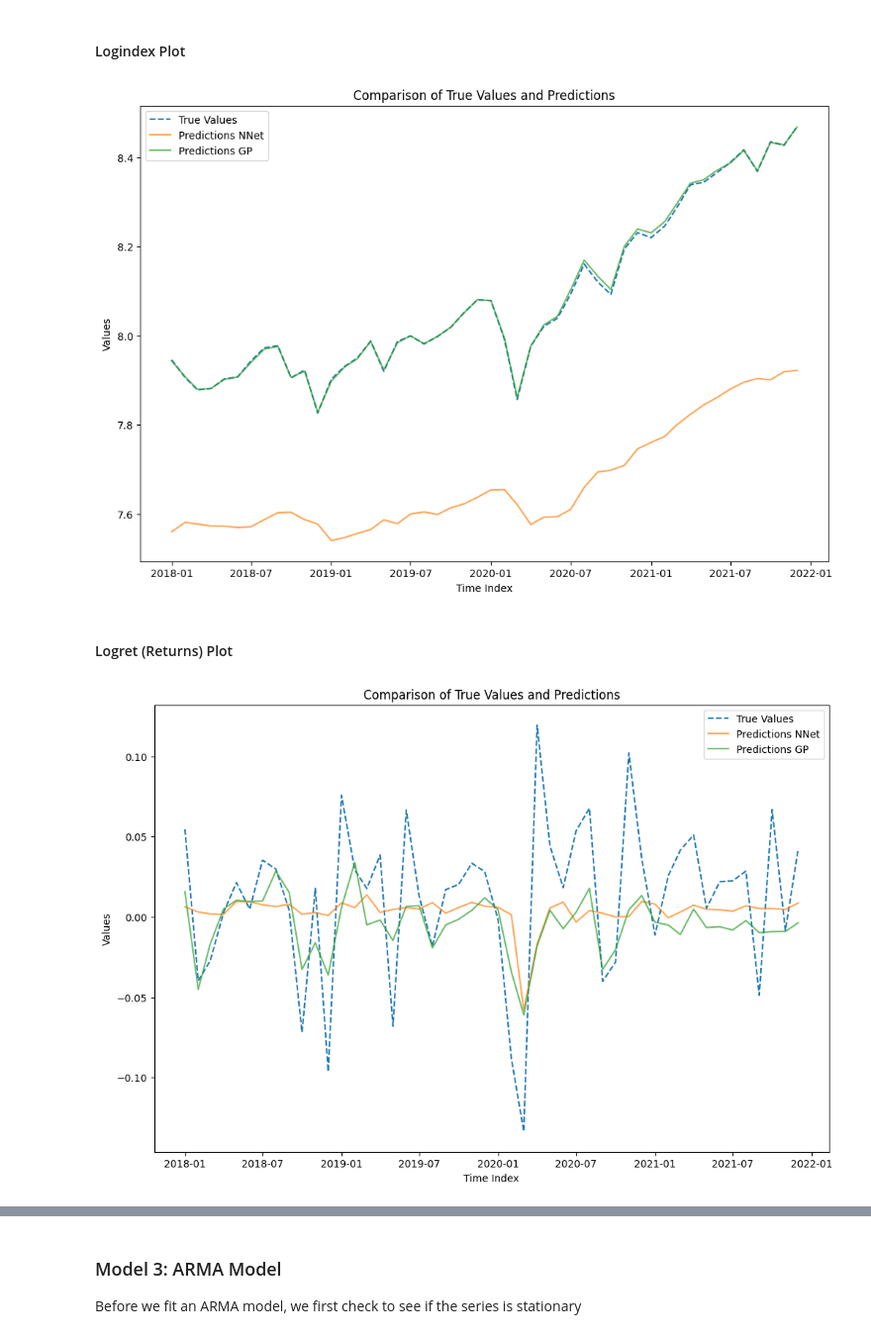
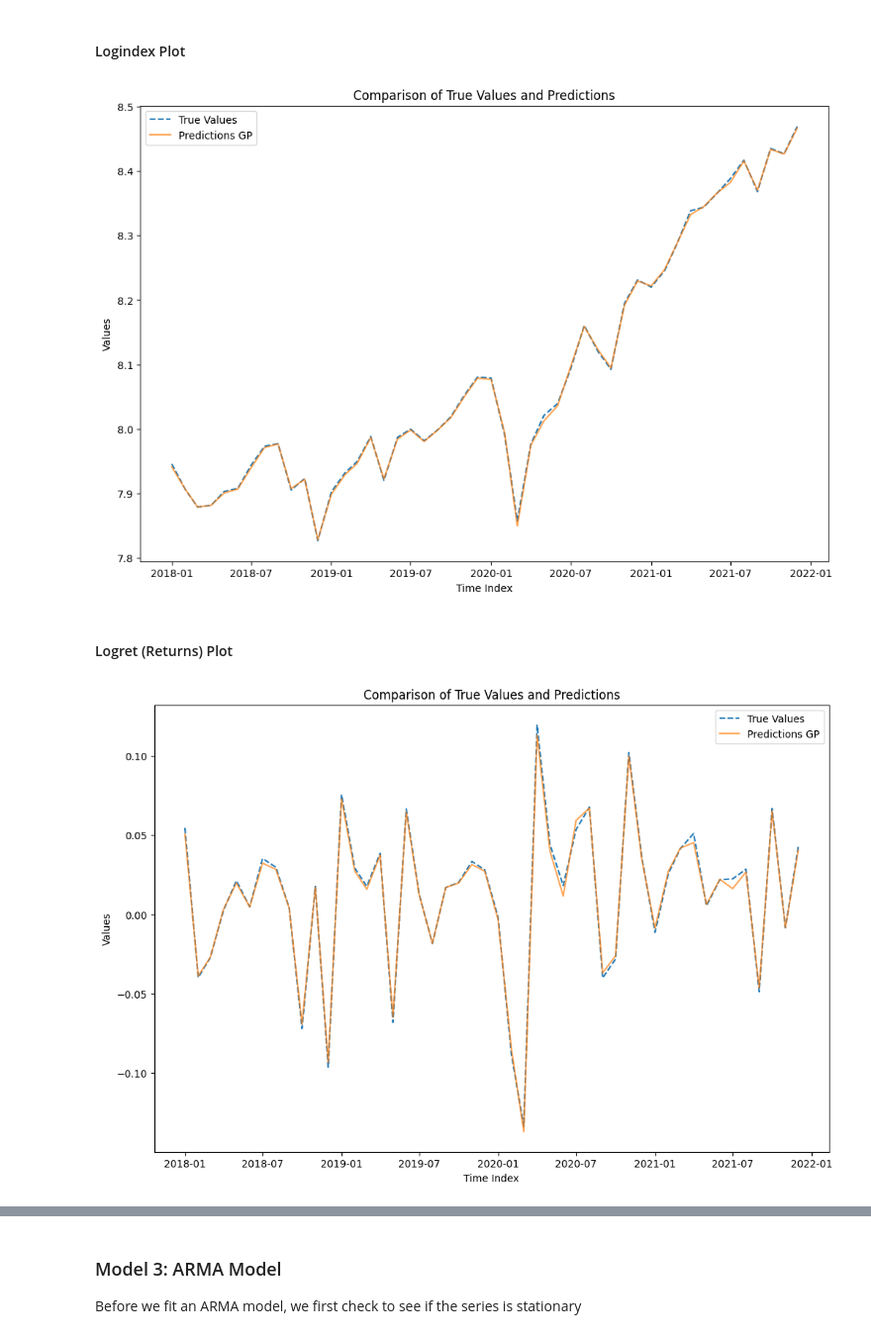
Before and after one commit to amberwalker-ds/SP500-Prediction-NN-GP, a Jupyter notebook: NN_GP_SP500.ipynb, the cells around one changed output, grey strips where cells are left out. Shown: that part at 99% size. Saved outputs shown, nothing was run; the diff lists cells and outputs as text; code cells hidden in the pictures.

```diff
--- a/NN_GP_SP500.ipynb
+++ b/NN_GP_SP500.ipynb
@@ -747,7 +358,7 @@ plt.show()
 ### Feature selection: Random Forest
 # %%
 #load the clean data
-sp500_df_filtered = pd.read_csv(path_out_ + 'sp500_clean.csv')
+sp500_df_filtered = pd.read_csv(path_in_ + 'sp500_clean.csv')
 # %%
 features = ['dp', 'svar', 'bm','dp_lag1', 'dp_lag2',
        'dp_lag3', 'dp_lag4', 'svar_lag1', 'svar_lag2', 'svar_lag3',
@@ -1183,26 +569,0 @@ Best cross-validation score for direction: 0.7306138670959291
-# %%
-#logret preds with NN
-X_test = test_data[list(features)]
-x_test_scaled = scaler.transform(X_test)
-
-pred_nn[target] = models_nn[target].predict(X_test_scaled)
-test_data[f'{target}_nn_pred'] = pred_nn[target]
-
-pred_nn_dir_prob = models_nn[target].predict_proba(x_test_scaled)
-test_data[f'{target}_nn_prob'] = pred_nn_dir_prob[:, 1]
-
-# Calculate performance metrics
-roc_auc = roc_auc_score(test_data[target].dropna(), test_data[f'{target}_nn_prob'])
-accuracy = accuracy_score(test_data[target], test_data[f'{target}_nn_pred'])
-logloss = log_loss(test_data[target], test_data[f'{target}_nn_prob'])
-
-performance_metricsnn[f'{target}_nn'] = {
-    'ROC_AUC': roc_auc,
-    'Accuracy': accuracy,
-    'Log Loss': logloss
-}
-
-print(f"Performance for {target}:")
-print(f"  ROC AUC: {roc_auc}")
-print(f"  Accuracy: {accuracy}")
-print(f"  Log Loss: {logloss}")
@@ -1227,9 +570,7 @@ test_data.to_csv(path_out_ + 'pred_og.csv', index=False)
 # %% [markdown]
 ### Plotting Results
-# %%
-test_data = pd.read_csv(path_out_ + 'pred.csv')
 # %% [markdown]
 Before plotting, we convert the log of index back to index, so we can better visualize the predictions and metrics
 # %%
 test_data['index_gp_pred'] = np.exp(test_data['logindex_gp_pred'])
-test_data['index_nn_pred'] = np.exp(test_data['logindex_nn_pred'])
+# test_data['index_nn_pred'] = np.exp(test_data['logindex_nn_pred'])
@@ -1273,41 +587,40 @@ metrics_dir_val.plot()
 # %%
 # Evaluation of Results
 df_logindex_res = pd.DataFrame(
-    {'true': test_data['logindex'], 'pred_nn': pred_nn['logindex'], 'pred_gp': pred_gp['logindex']}
+    {'true': test_data['logindex'], 'pred_gp': pred_gp['logindex']}
 )
 
 # Assuming 'date' is the name of the column in test_data that contains the date information
 df_logindex_res['date'] = test_data.date
 
 # Convert the 'date' column to datetime format
 df_logindex_res['date'] = pd.to_datetime(df_logindex_res['date'])
 
 # Set the 'date' column as the index of df_index_res DataFrame
 df_logindex_res.set_index('date', inplace=True)
 
 plt.figure(figsize=(12, 8))
 plt.plot(df_logindex_res['true'], label='True Values', linestyle='--')
-plt.plot(df_logindex_res['pred_nn'], label='Predictions NNet', alpha=0.7)
 plt.plot(df_logindex_res['pred_gp'], label='Predictions GP', alpha=0.7)
 
 # Adding labels and title
 plt.xlabel('Time Index')
 plt.ylabel('Values')
 plt.title('Comparison of True Values and Predictions')
 
 # Display legend
 plt.legend()
 
 # Show the plot
 plt.show()
 # %% [output]
-[figure, old version]
+[figure, new version]
 # %% [markdown]
 #### Logret (Returns) Plot
 # %%
 # Evaluation of Results
 df_logret_res = pd.DataFrame(
-    {'true': test_data['logret'], 'pred_nn': pred_nn['logret'], 'pred_gp': pred_gp['logret']}
+    {'true': test_data['logret'], 'pred_gp': pred_gp['logret']}
 )
 
 # Assuming 'date' is the name of the column in test_data that contains the date information
@@ -1321,7 +634,6 @@ df_logret_res.set_index('date', inplace=True)
 
 plt.figure(figsize=(12, 8))
 plt.plot(df_logret_res['true'], label='True Values', linestyle='--')
-plt.plot(df_logret_res['pred_nn'], label='Predictions NNet', alpha=0.7)
 plt.plot(df_logret_res['pred_gp'], label='Predictions GP', alpha=0.7)
 
 # Adding labels and title
@@ -1335,4 +647,4 @@ plt.legend()
 # Show the plot
 plt.show()
 # %% [output]
-[figure, old version]
+[figure, new version]
```
Also changed, not shown: parts of 69 cells of this notebook, 13 other files.
